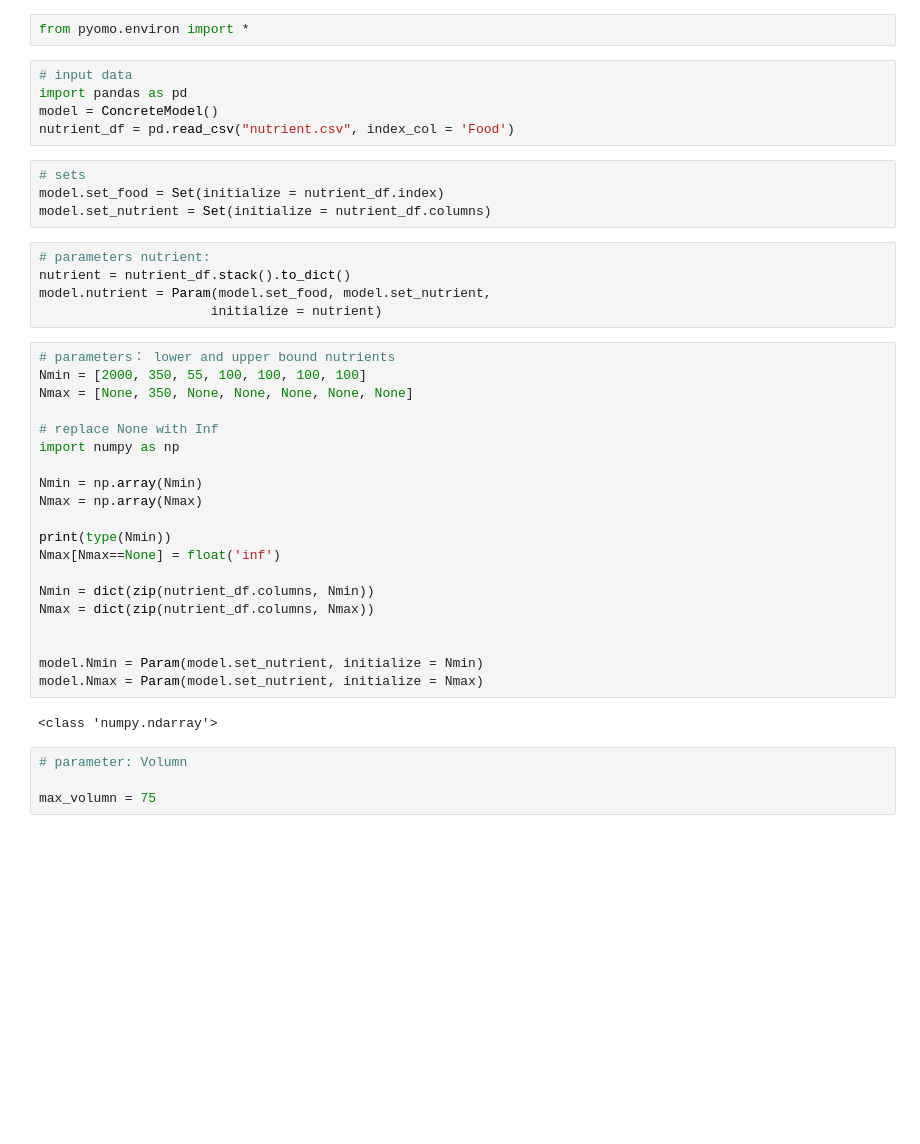
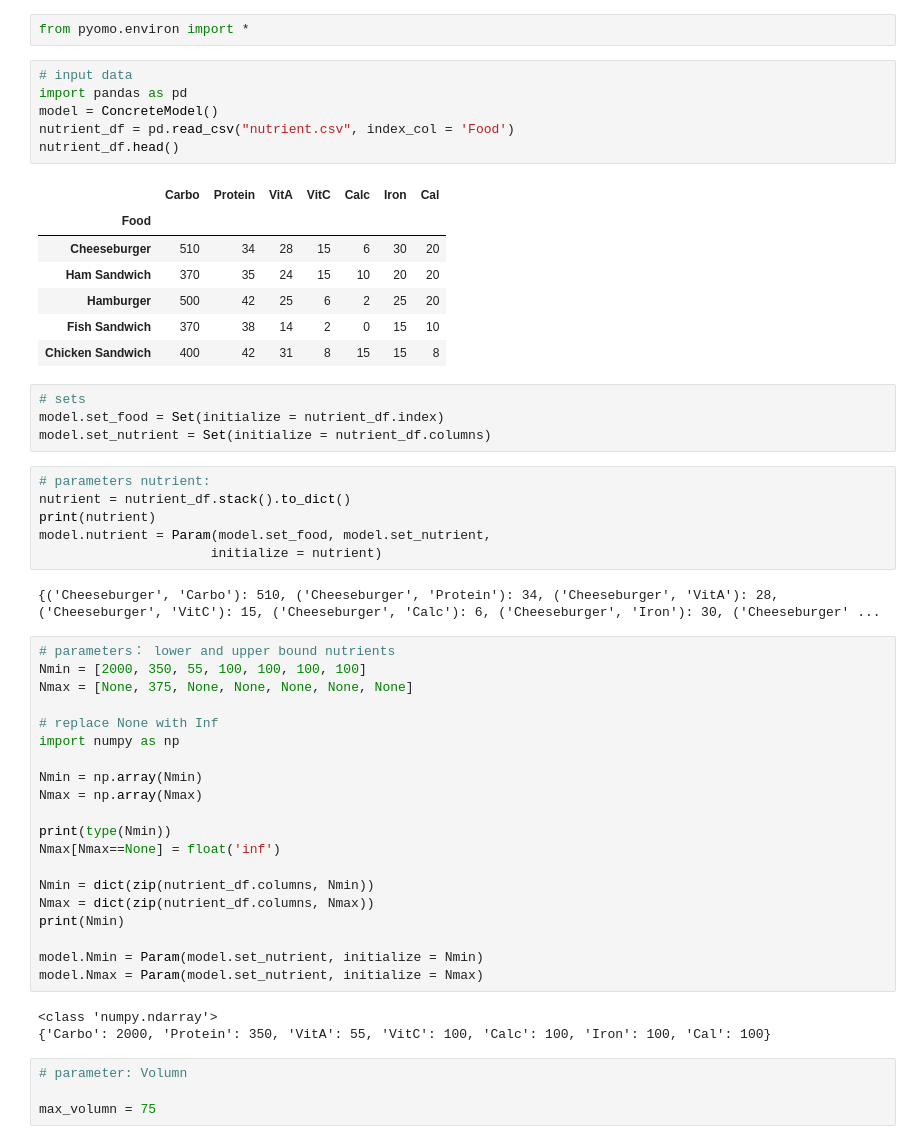
Before and after one commit to shuaiwang88/optimization_modeling_class_using_R_Pyomo, a Jupyter notebook: examples/1.Diet/Diet.ipynb, the cells around one changed output. Saved outputs shown, nothing was run; the diff lists cells and outputs as text; blank space fills up the shorter version.

```diff
--- a/examples/1.Diet/Diet.ipynb
+++ b/examples/1.Diet/Diet.ipynb
@@ -92,8 +92,17 @@ from pyomo.environ import *
 # %%
 # input data
 import pandas as pd
 model = ConcreteModel()
 nutrient_df = pd.read_csv("nutrient.csv", index_col = 'Food')
+nutrient_df.head()
+# %% [output]
+|  | Carbo | Protein | VitA | VitC | Calc | Iron | Cal |
+| Food |  |  |  |  |  |  |  |
+| Cheeseburger | 510 | 34 | 28 | 15 | 6 | 30 | 20 |
+| Ham Sandwich | 370 | 35 | 24 | 15 | 10 | 20 | 20 |
+| Hamburger | 500 | 42 | 25 | 6 | 2 | 25 | 20 |
+| Fish Sandwich | 370 | 38 | 14 | 2 | 0 | 15 | 10 |
+| Chicken Sandwich | 400 | 42 | 31 | 8 | 15 | 15 | 8 |
 # %%
 # sets
 model.set_food = Set(initialize = nutrient_df.index)
@@ -101,12 +110,15 @@ model.set_nutrient = Set(initialize = nutrient_df.columns)
 # %%
 # parameters nutrient:
 nutrient = nutrient_df.stack().to_dict()
+print(nutrient)
 model.nutrient = Param(model.set_food, model.set_nutrient,
                       initialize = nutrient)
+# %% [output]
+{('Cheeseburger', 'Carbo'): 510, ('Cheeseburger', 'Protein'): 34, ('Cheeseburger', 'VitA'): 28, ('Cheeseburger', 'VitC'): 15, ('Cheeseburger', 'Calc'): 6, ('Cheeseburger', 'Iron'): 30, ('Cheeseburger' ...
 # %%
 # parameters： lower and upper bound nutrients
 Nmin = [2000, 350, 55, 100, 100, 100, 100]
-Nmax = [None, 350, None, None, None, None, None]
+Nmax = [None, 375, None, None, None, None, None]
 
 # replace None with Inf
 import numpy as np
@@ -119,12 +131,13 @@ Nmax[Nmax==None] = float('inf')
 
 Nmin = dict(zip(nutrient_df.columns, Nmin))
 Nmax = dict(zip(nutrient_df.columns, Nmax))
-
+print(Nmin)
 
 model.Nmin = Param(model.set_nutrient, initialize = Nmin)
 model.Nmax = Param(model.set_nutrient, initialize = Nmax)
 # %% [output]
 <class 'numpy.ndarray'>
+{'Carbo': 2000, 'Protein': 350, 'VitA': 55, 'VitC': 100, 'Calc': 100, 'Iron': 100, 'Cal': 100}
 # %%
 # parameter: Volumn
 
```
Also changed, not shown: parts of 7 cells of this notebook, 6 other files.
